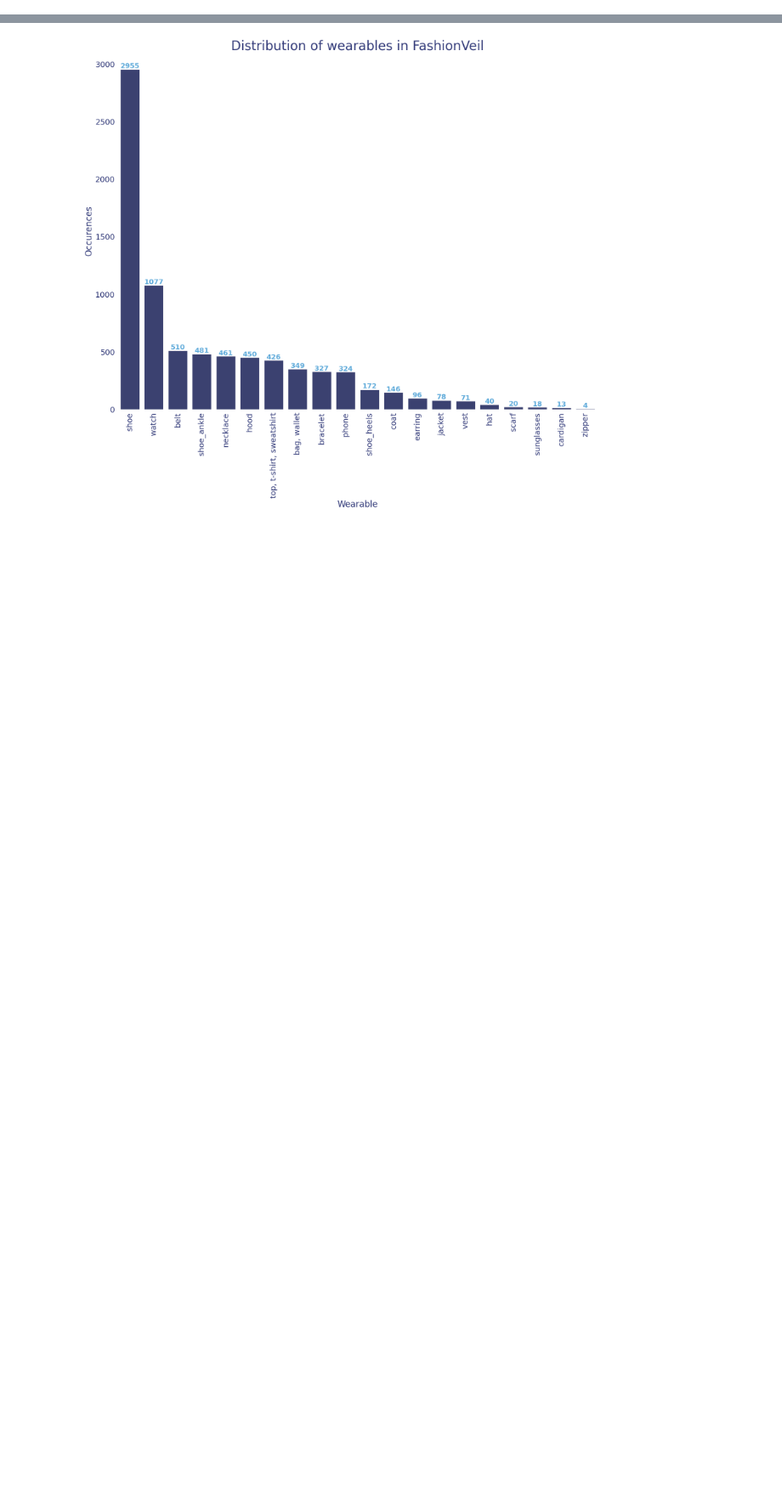
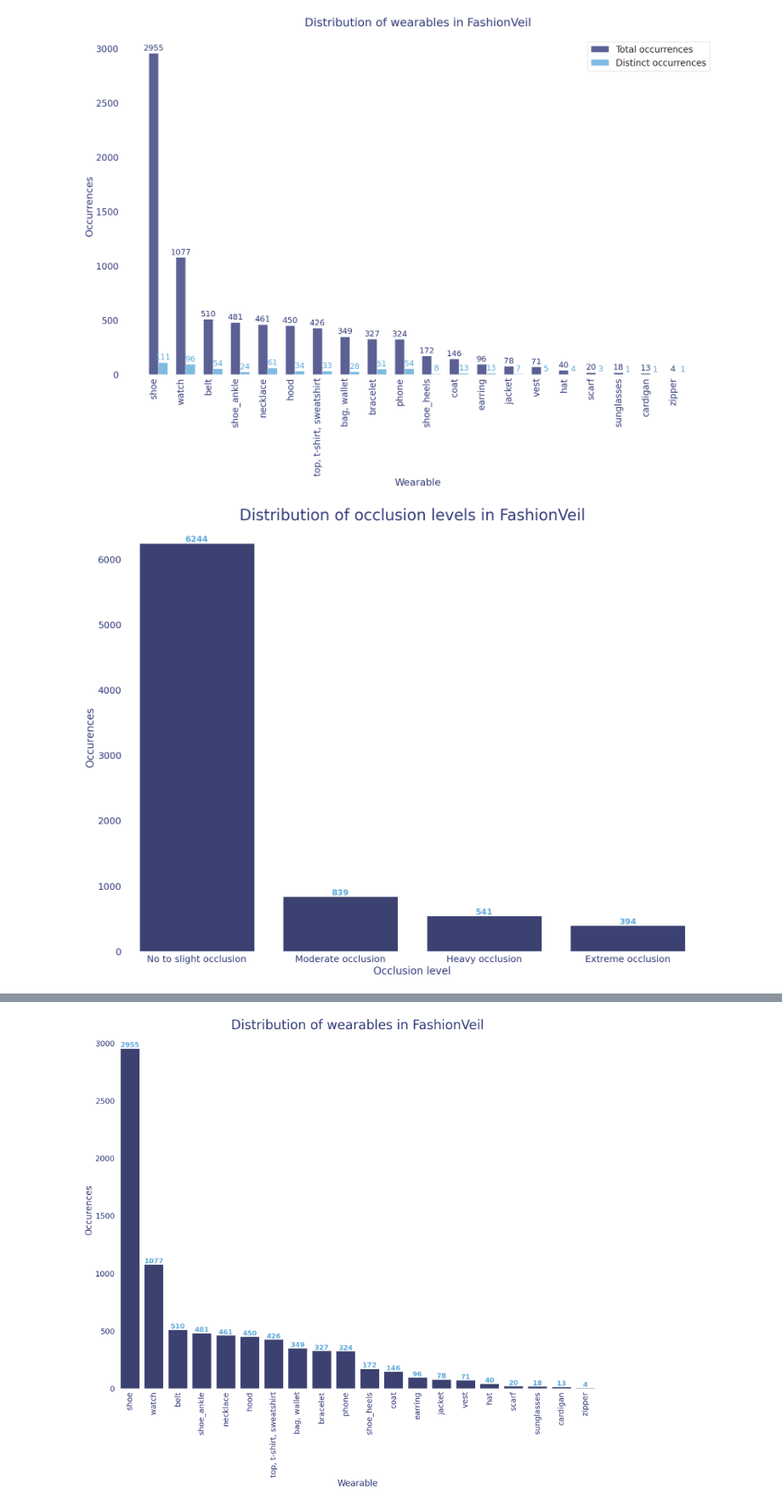
Before and after one commit to DatSplit/FashionVeil, a Jupyter notebook: dataset_preprocessing/FashionVeil_Fashionpedia_divest_analysis.ipynb, the cells around one changed output, grey strips where cells are left out. Shown at 85% size. Saved outputs shown, nothing was run; the diff lists cells and outputs as text; code cells hidden in the pictures; blank space fills up the shorter version.

```diff
--- a/dataset_preprocessing/FashionVeil_analysis.ipynb
+++ b/dataset_preprocessing/FashionVeil_Fashionpedia_divest_analysis.ipynb
@@ -57,0 +96,78 @@ process_annotation_files('curate_xanylabeling_annotations/FashionVeil/')
+# %%
+import seaborn as sns
+import matplotlib.pyplot as plt
+import pandas as pd
+
+annotation_data = pd.read_csv('fashionveil_objects_occlusion.csv')
+object_counts = annotation_data['object'].value_counts().reset_index()
+occlusion_level_counts = annotation_data['occlusion_level'].value_counts().reset_index()
+annotation_data['file_name_prefix'] = annotation_data['file_name'].apply(lambda name: name.split('_')[0])
+
+distinct_object_counts = annotation_data.drop_duplicates(subset=['object', 'file_name_prefix']).drop(['file_name', 'occlusion_level', 'file_name_prefix'],axis=1).value_counts().reset_index()
+distinct_object_counts.to_excel('fashionveil_distinct_objects.xlsx', index=False)
+
+# Combine both distributions in a single plot
+colors = {
+    "primary_dark": "#323a79",
+    "primary_light": "#5EAADA",
+    "white": "#ffffff",
+}
+sns.set_style("white")
+
+# Merge the dataframes on 'object' to ensure same categories
+combined_data = pd.merge(object_counts, distinct_object_counts, on='object', suffixes=('_total', '_distinct'))
+
+# Create the combined histogram with larger figure size
+fig, ax = plt.subplots(figsize=(20, 15))
+
+x = range(len(combined_data))
+width = 0.35
+
+bars1 = ax.bar([i - width/2 for i in x], combined_data['count_total'], width,
+               label='Total occurrences', color=colors["primary_dark"], alpha=0.8)
+bars2 = ax.bar([i + width/2 for i in x], combined_data['count_distinct'], width,
+               label='Distinct occurrences', color=colors["primary_light"], alpha=0.8)
+
+# Add value labels on bars with larger font (no bold)
+for bar in bars1:
+    height = bar.get_height()
+    ax.annotate(f'{int(height)}',
+                xy=(bar.get_x() + bar.get_width() / 2, height),
+                xytext=(0, 3),
+                textcoords="offset points",
+                ha='center', va='bottom',
+                fontsize=18, color=colors["primary_dark"])
+
+for bar in bars2:
+    height = bar.get_height()
+    ax.annotate(f'{int(height)}',
+                xy=(bar.get_x() + bar.get_width() / 2, height),
+                xytext=(0, 3),
+                textcoords="offset points",
+                ha='center', va='bottom',
+                fontsize=18, color=colors["primary_light"])
+
+# Even larger fonts for labels and title (no bold for title)
+ax.set_xlabel('Wearable', fontsize=22, color=colors["primary_dark"])
+ax.set_ylabel('Occurrences', fontsize=22, color=colors["primary_dark"])
+ax.set_title('Distribution of wearables in FashionVeil',
+             fontsize=26, color=colors["primary_dark"], pad=25)
+ax.set_xticks(x)
+ax.set_xticklabels(combined_data['object'], rotation=90, ha='right', fontsize=18)
+ax.tick_params(colors=colors["primary_dark"], labelsize=20)
+
+# Even larger legend
+ax.legend(fontsize=20, loc='upper right')
+
+for spine in ax.spines.values():
+    spine.set_visible(False)
+
+plt.tight_layout()
+plt.savefig('fashionveil_combined_objects_histogram.pdf', bbox_inches='tight', dpi=300)
+plt.show()
+
+# Keep the occlusion level histogram separate
+generate_histogram(occlusion_level_counts, 'occlusion_level', 'count','Distribution of occlusion levels in FashionVeil', 'Occlusion level','Occurences', 'fashionveil_occlusion_histogram', rotation=0)
+# %% [output]
+[figure, added]
+[figure, added]
```
Also changed, not shown: parts of 5 cells of this notebook, 19 other files.
